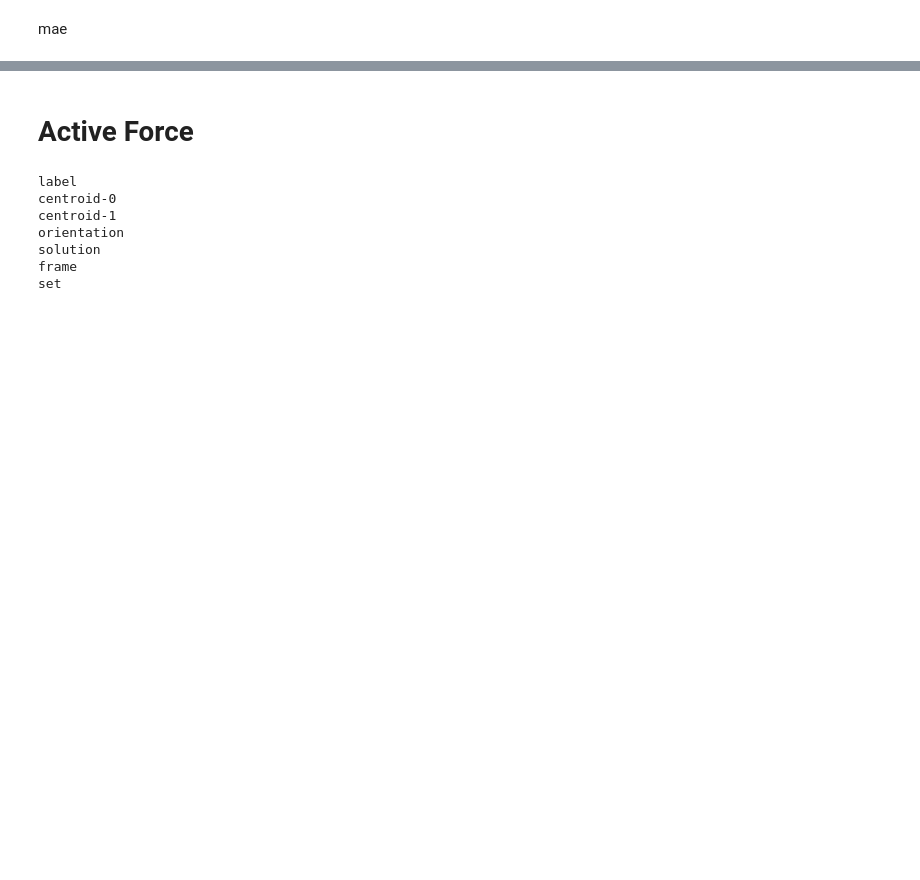
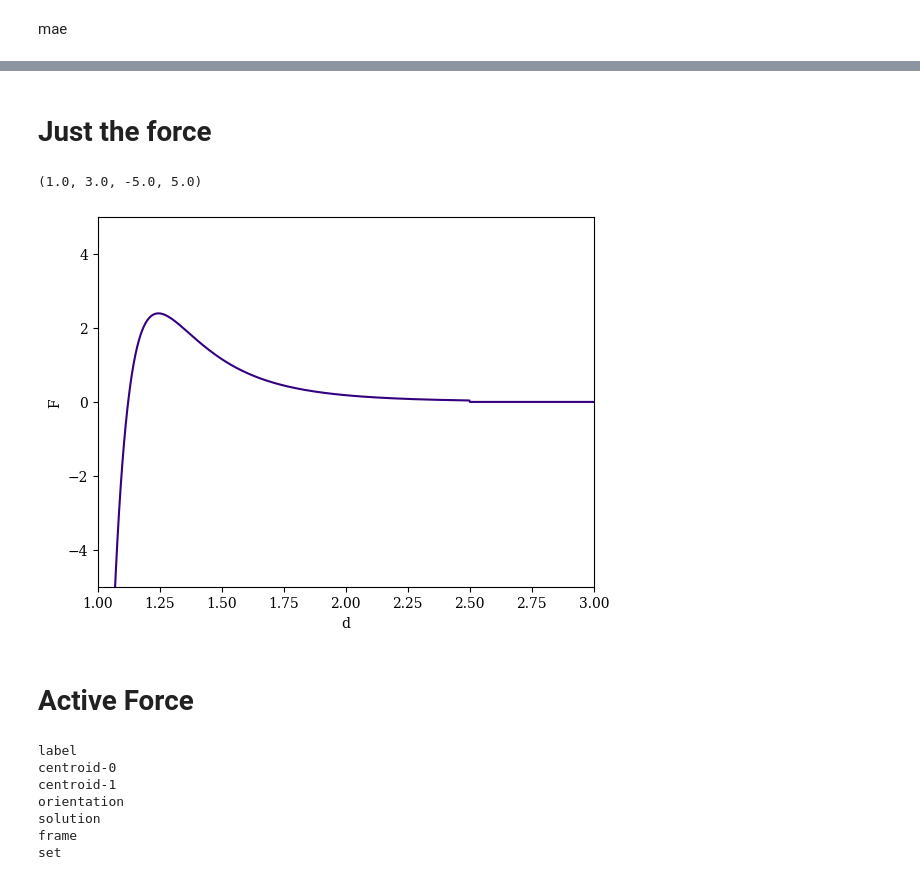
Before and after one commit to Phistian/exjobb, a Jupyter notebook: miguel/training/4training.ipynb, the cells around one changed output, grey strips where cells are left out. Saved outputs shown, nothing was run; the diff lists cells and outputs as text; code cells hidden in the pictures; blank space fills up the shorter version.

```diff
--- a/miguel/training/4training.ipynb
+++ b/miguel/training/4training.ipynb
@@ -855,3 +861,23 @@ f_mae(1.1, 3, distances[::2]*box_len, true_x, true_y, pred_x, pred_y)
+# %% [markdown]
+# Just the force
+# %%
+from matplotlib import rcParams
+rcParams['font.family'] = 'serif'
+rcParams['font.sans-serif'] = ['times new roman']
+import matplotlib.pyplot as plt
+
+true_x = full_test_graph[1][0][connected_nodes,2][::2]
+
+d_particle_0 = distances[::2]
+
+plt.plot(d_particle_0*box_len, true_x, color=[0.2, 0, 0.5])
+
+plt.xlabel("d")
+plt.ylabel("F")
+plt.axis([1,3, -5,5])
+# %% [output]
+(1.0, 3.0, -5.0, 5.0)
+[figure, added]
 # %% [markdown]
 # Active Force
 # %%
```
Also changed, not shown: parts of 6 cells of this notebook.
